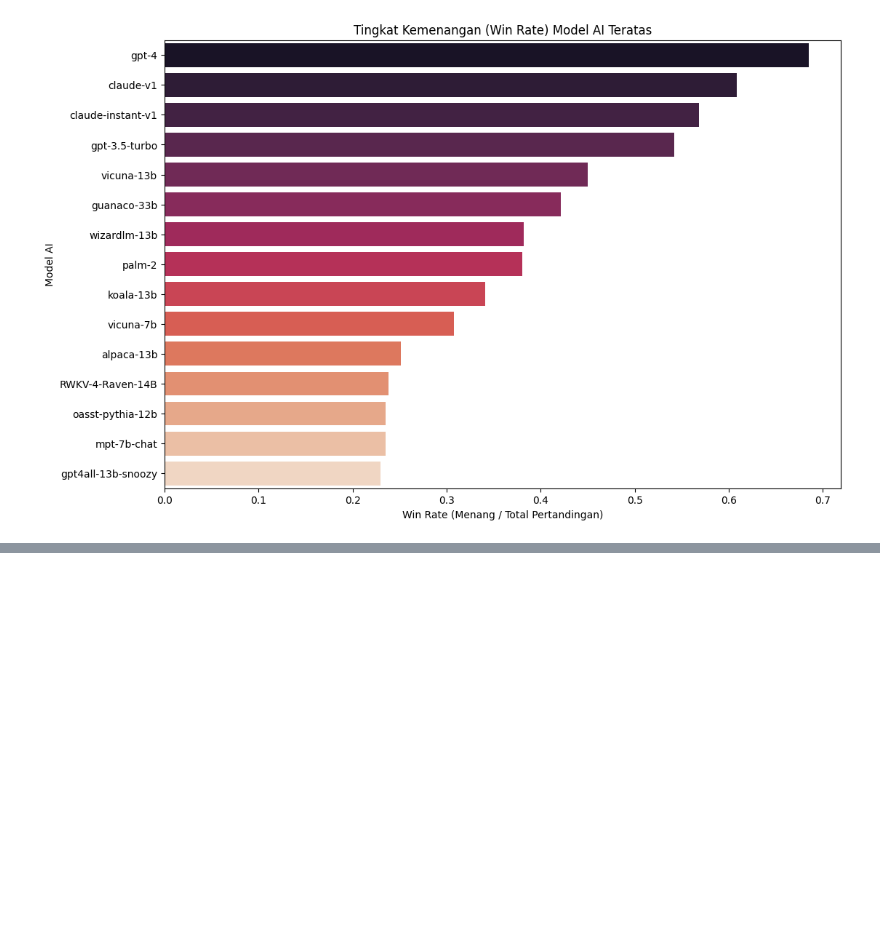
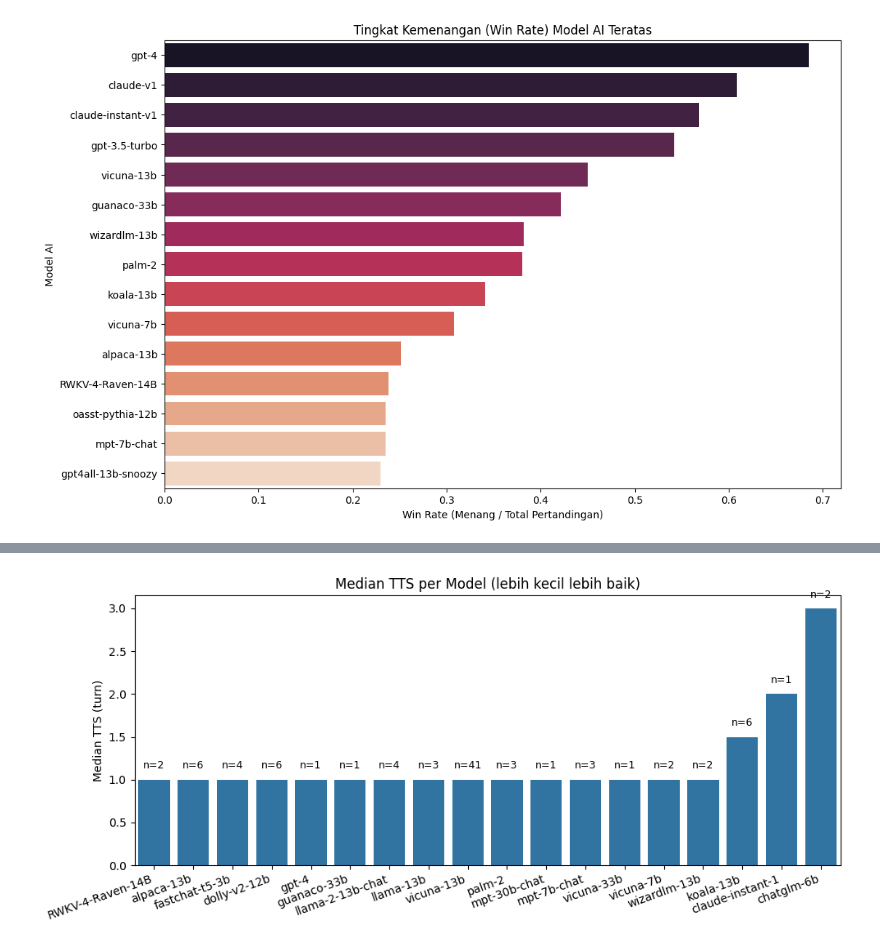
Before and after one commit to dragneel1111/Analisis-Penggunaan-AI, a Jupyter notebook: Proyek_Analisis_Data.ipynb, the cells around one changed output, grey strips where cells are left out. Saved outputs shown, nothing was run; the diff lists cells and outputs as text; code cells hidden in the pictures; blank space fills up the shorter version.

```diff
--- a/Proyek_Analisis_Data.ipynb
+++ b/Proyek_Analisis_Data.ipynb
@@ -272,0 +347,36 @@ Data menunjukkan adanya perbedaan yang signifikan pada pola interaksi dan tingka
+# %%
+# Hanya gunakan percakapan yang berstatus 'solved' menurut proxy
+df_solved = df[df["is_solved"]].copy()
+
+if df_solved.empty:
+    print("Belum ada percakapan yang terdeteksi 'beres' (sesuai filter/data saat ini).")
+else:
+    tts_stats = (
+    df_solved
+    .groupby("model", observed=True)["turn"]
+    .agg(count="count", mean="mean", median="median", p75=lambda s: s.quantile(0.75))
+    .sort_values("median")
+    .round(2)
+    )
+    tts_stats
+# %%
+import seaborn as sns, matplotlib.pyplot as plt
+
+if df_solved.empty:
+    pass
+else:
+    plt.figure(figsize=(10, 4.5))
+    order = tts_stats.index.tolist()
+    ax = sns.barplot(x=tts_stats.index, y=tts_stats["median"], order=order)
+    ax.set_title("Median TTS per Model (lebih kecil lebih baik)")
+    ax.set_xlabel("")
+    ax.set_ylabel("Median TTS (turn)")
+    plt.xticks(rotation=20, ha="right")
+    # Anotasi n di atas bar
+    for i, model in enumerate(order):
+        n = int(tts_stats.loc[model, "count"])
+        ax.text(i, tts_stats.loc[model, "median"] + 0.1, f"n={n}", ha="center", va="bottom", fontsize=9)
+    plt.tight_layout()
+    plt.show()
+# %% [output]
+[figure, added]
```
Also changed, not shown: parts of 15 cells of this notebook.
